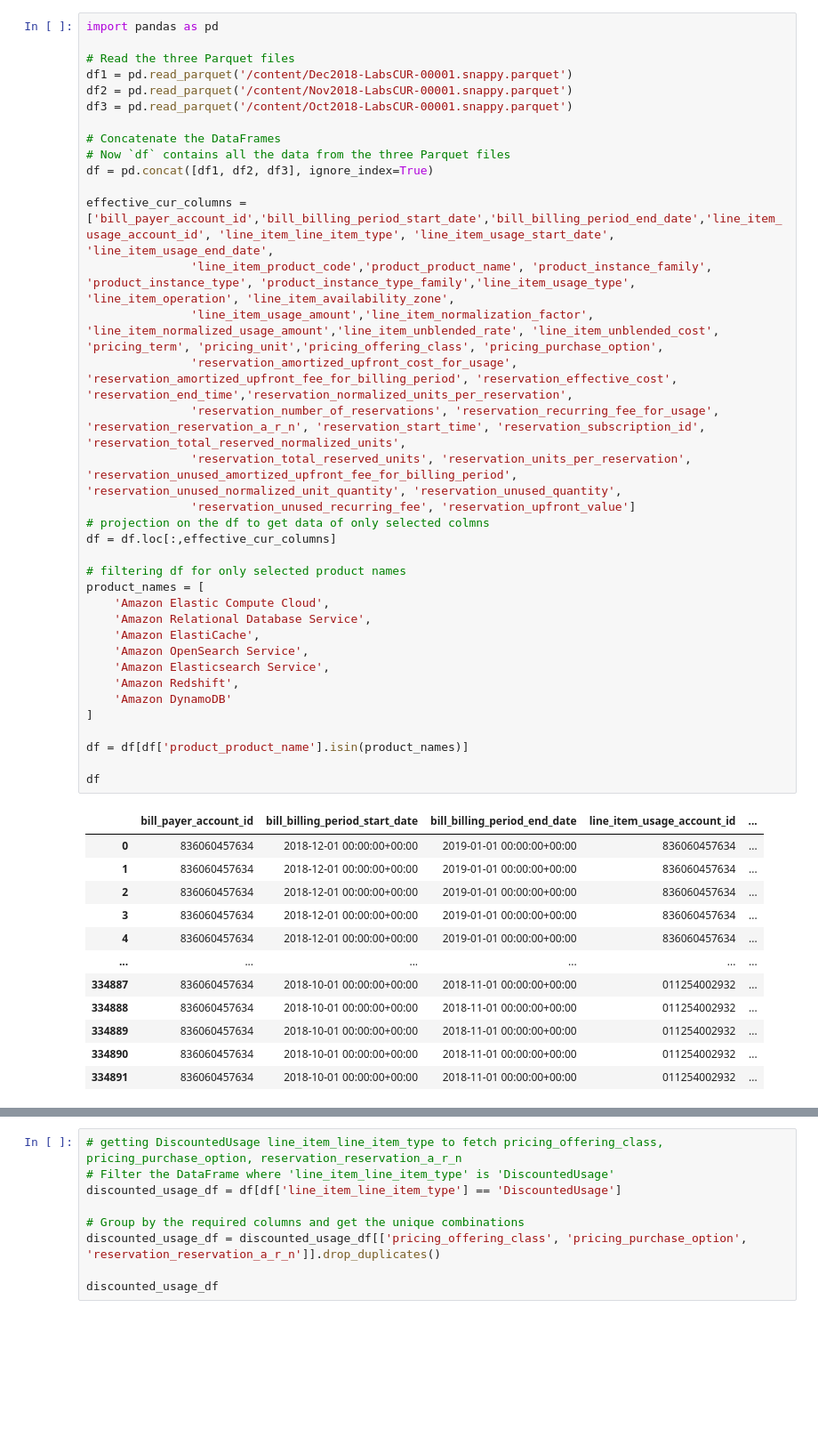
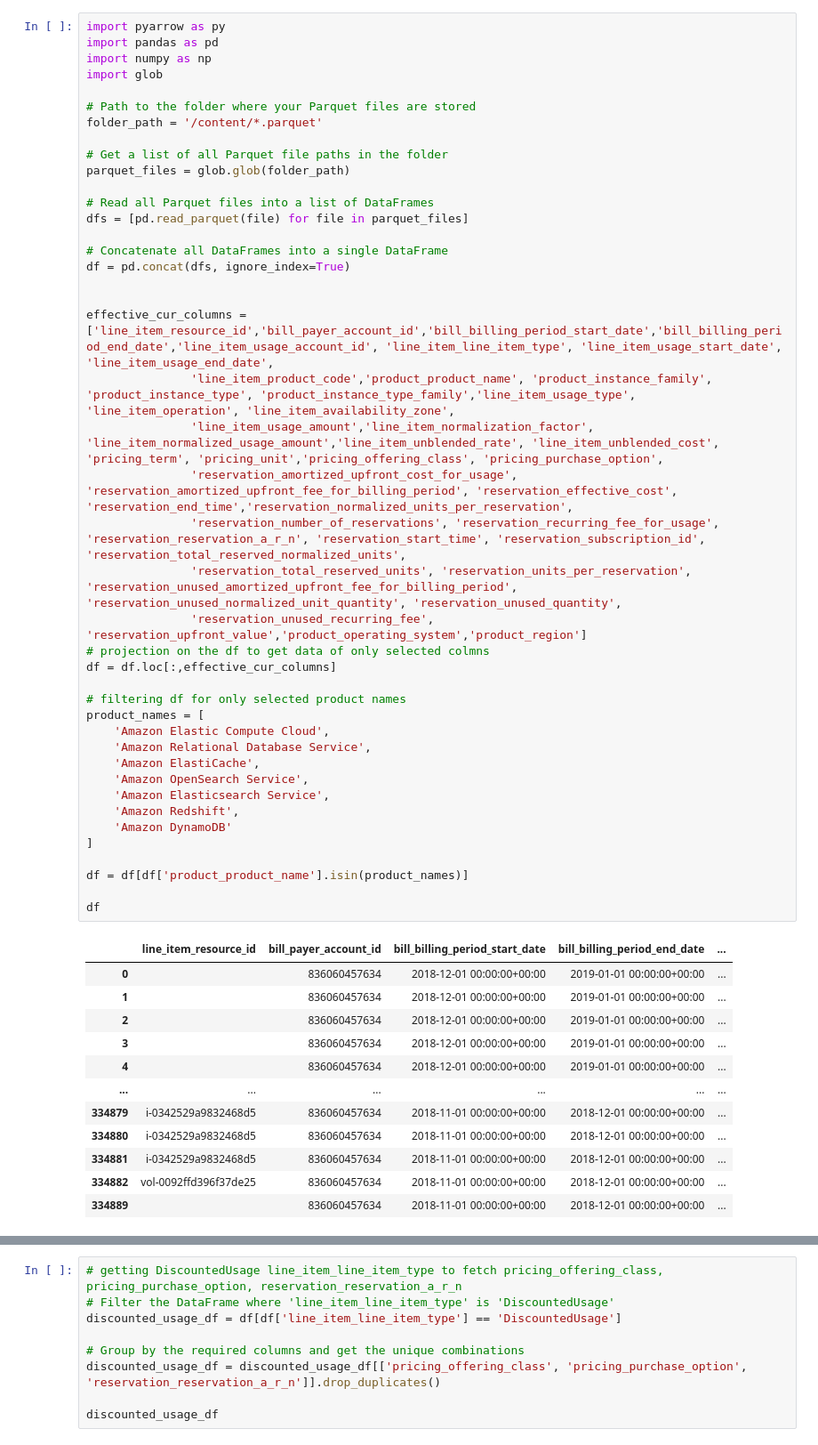
Before and after one commit to monksmojo/kalpa-optimise, a Jupyter notebook: dp-47/main.ipynb, the cells around one changed output, grey strips where cells are left out. Shown: that part at 89% size. Drawn from its saved outputs; the diff is of its cells as text; blank space fills up the shorter version.

```diff
--- a/dp-47/main.ipynb
+++ b/dp-47/main.ipynb
@@ -1,49 +1,56 @@
 # %%
+import pyarrow as py
 import pandas as pd
+import numpy as np
+import glob
 
-# Read the three Parquet files
-df1 = pd.read_parquet('/content/Dec2018-LabsCUR-00001.snappy.parquet')
-df2 = pd.read_parquet('/content/Nov2018-LabsCUR-00001.snappy.parquet')
-df3 = pd.read_parquet('/content/Oct2018-LabsCUR-00001.snappy.parquet')
+# Path to the folder where your Parquet files are stored
+folder_path = '/content/*.parquet'
 
-# Concatenate the DataFrames
-# Now `df` contains all the data from the three Parquet files
-df = pd.concat([df1, df2, df3], ignore_index=True)
+# Get a list of all Parquet file paths in the folder
+parquet_files = glob.glob(folder_path)
 
-effective_cur_columns =['bill_payer_account_id','bill_billing_period_start_date','bill_billing_period_end_date','line_item_usage_account_id', 'line_item_line_item_type', 'line_item_usage_start_date', 'line_item_usage_end_date',
+# Read all Parquet files into a list of DataFrames
+dfs = [pd.read_parquet(file) for file in parquet_files]
+
+# Concatenate all DataFrames into a single DataFrame
+df = pd.concat(dfs, ignore_index=True)
+
+
+effective_cur_columns =['line_item_resource_id','bill_payer_account_id','bill_billing_period_start_date','bill_billing_period_end_date','line_item_usage_account_id', 'line_item_line_item_type', 'line_item_usage_start_date', 'line_item_usage_end_date',
                'line_item_product_code','product_product_name', 'product_instance_family', 'product_instance_type', 'product_instance_type_family','line_item_usage_type', 'line_item_operation', 'line_item_availability_zone',
                'line_item_usage_amount','line_item_normalization_factor', 'line_item_normalized_usage_amount','line_item_unblended_rate', 'line_item_unblended_cost', 'pricing_term', 'pricing_unit','pricing_offering_class', 'pricing_purchase_option',
                'reservation_amortized_upfront_cost_for_usage', 'reservation_amortized_upfront_fee_for_billing_period', 'reservation_effective_cost', 'reservation_end_time','reservation_normalized_units_per_reservation',
                'reservation_number_of_reservations', 'reservation_recurring_fee_for_usage', 'reservation_reservation_a_r_n', 'reservation_start_time', 'reservation_subscription_id', 'reservation_total_reserved_normalized_units',
                'reservation_total_reserved_units', 'reservation_units_per_reservation', 'reservation_unused_amortized_upfront_fee_for_billing_period', 'reservation_unused_normalized_unit_quantity', 'reservation_unused_quantity',
-               'reservation_unused_recurring_fee', 'reservation_upfront_value']
+               'reservation_unused_recurring_fee', 'reservation_upfront_value','product_operating_system','product_region']
 # projection on the df to get data of only selected colmns
 df = df.loc[:,effective_cur_columns]
 
 # filtering df for only selected product names
 product_names = [
     'Amazon Elastic Compute Cloud',
     'Amazon Relational Database Service',
     'Amazon ElastiCache',
     'Amazon OpenSearch Service',
     'Amazon Elasticsearch Service',
     'Amazon Redshift',
     'Amazon DynamoDB'
 ]
 
 df = df[df['product_product_name'].isin(product_names)]
 
 df
 # %% [output]
-|  | bill_payer_account_id | bill_billing_period_start_date | bill_billing_period_end_date | line_item_usage_account_id | ... |
-| 0 | 836060457634 | 2018-12-01 00:00:00+00:00 | 2019-01-01 00:00:00+00:00 | 836060457634 | ... |
-| 1 | 836060457634 | 2018-12-01 00:00:00+00:00 | 2019-01-01 00:00:00+00:00 | 836060457634 | ... |
-| 2 | 836060457634 | 2018-12-01 00:00:00+00:00 | 2019-01-01 00:00:00+00:00 | 836060457634 | ... |
-| 3 | 836060457634 | 2018-12-01 00:00:00+00:00 | 2019-01-01 00:00:00+00:00 | 836060457634 | ... |
-| 4 | 836060457634 | 2018-12-01 00:00:00+00:00 | 2019-01-01 00:00:00+00:00 | 836060457634 | ... |
+|  | line_item_resource_id | bill_payer_account_id | bill_billing_period_start_date | bill_billing_period_end_date | ... |
+| 0 |  | 836060457634 | 2018-12-01 00:00:00+00:00 | 2019-01-01 00:00:00+00:00 | ... |
+| 1 |  | 836060457634 | 2018-12-01 00:00:00+00:00 | 2019-01-01 00:00:00+00:00 | ... |
+| 2 |  | 836060457634 | 2018-12-01 00:00:00+00:00 | 2019-01-01 00:00:00+00:00 | ... |
+| 3 |  | 836060457634 | 2018-12-01 00:00:00+00:00 | 2019-01-01 00:00:00+00:00 | ... |
+| 4 |  | 836060457634 | 2018-12-01 00:00:00+00:00 | 2019-01-01 00:00:00+00:00 | ... |
 | ... | ... | ... | ... | ... | ... |
-| 334887 | 836060457634 | 2018-10-01 00:00:00+00:00 | 2018-11-01 00:00:00+00:00 | 011254002932 | ... |
-| 334888 | 836060457634 | 2018-10-01 00:00:00+00:00 | 2018-11-01 00:00:00+00:00 | 011254002932 | ... |
-| 334889 | 836060457634 | 2018-10-01 00:00:00+00:00 | 2018-11-01 00:00:00+00:00 | 011254002932 | ... |
-| 334890 | 836060457634 | 2018-10-01 00:00:00+00:00 | 2018-11-01 00:00:00+00:00 | 011254002932 | ... |
-| 334891 | 836060457634 | 2018-10-01 00:00:00+00:00 | 2018-11-01 00:00:00+00:00 | 011254002932 | ... |
+| 334879 | i-0342529a9832468d5 | 836060457634 | 2018-11-01 00:00:00+00:00 | 2018-12-01 00:00:00+00:00 | ... |
+| 334880 | i-0342529a9832468d5 | 836060457634 | 2018-11-01 00:00:00+00:00 | 2018-12-01 00:00:00+00:00 | ... |
+| 334881 | i-0342529a9832468d5 | 836060457634 | 2018-11-01 00:00:00+00:00 | 2018-12-01 00:00:00+00:00 | ... |
+| 334882 | vol-0092ffd396f37de25 | 836060457634 | 2018-11-01 00:00:00+00:00 | 2018-12-01 00:00:00+00:00 | ... |
+| 334889 |  | 836060457634 | 2018-11-01 00:00:00+00:00 | 2018-12-01 00:00:00+00:00 | ... |
```
Also changed, not shown: parts of 3 cells of this notebook, 2 other files.
